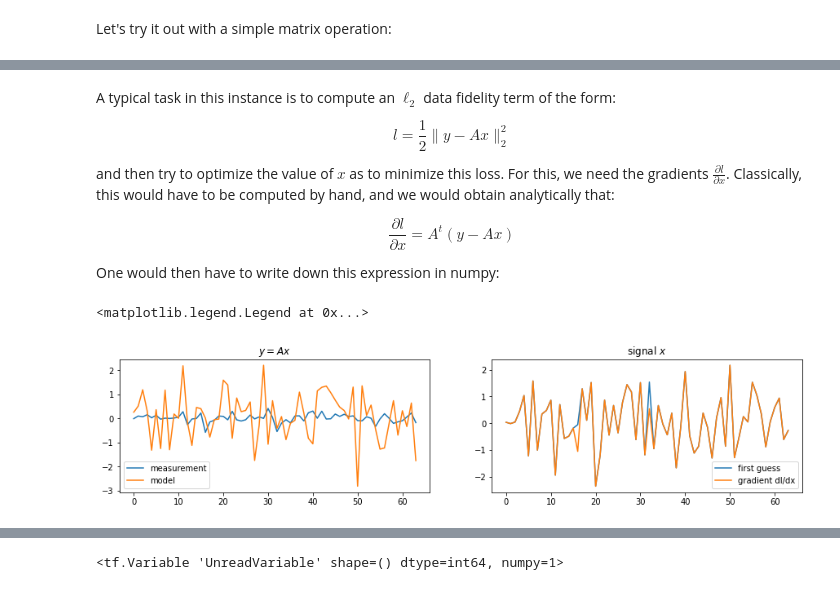
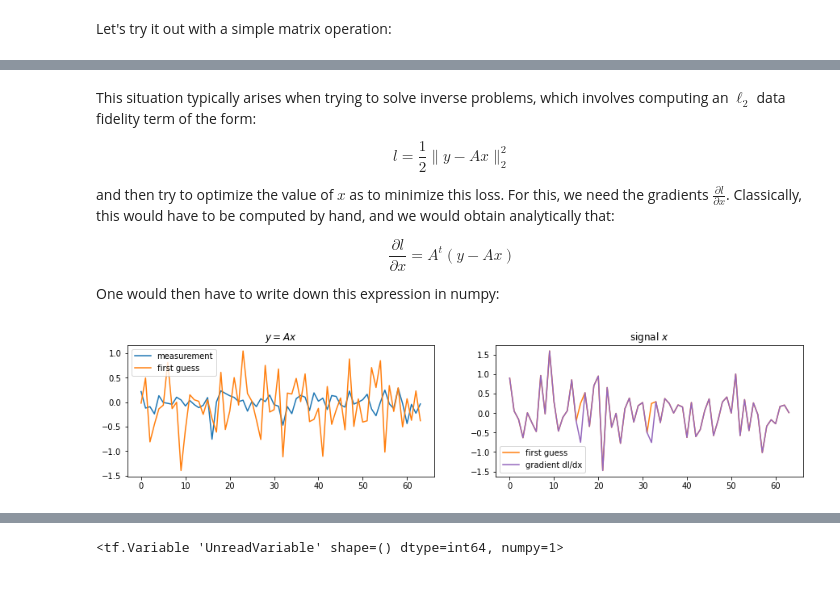
Before and after one commit to CosmoStat/Tutorials, a Jupyter notebook: TensorFlowFirstSteps.ipynb, the cells around one changed output, grey strips where cells are left out. Drawn from its saved outputs; the diff is of its cells as text; code cells hidden in the pictures.

```diff
--- a/TensorFlowFirstSteps.ipynb
+++ b/TensorFlowFirstSteps.ipynb
@@ -179,5 +172,5 @@ Populating the interactive namespace from numpy and matplotlib
 # %% [markdown]
-A typical task in this  instance is to compute an $\ell_2$ data fidelity term of the form:
+This situation typically arises when trying to solve inverse problems, which involves computing an $\ell_2$ data fidelity term of the form:
 
 $$ l = \frac{1}{2} \parallel y - A x \parallel_2^2 $$
 
@@ -194,23 +187,22 @@ def grad_loss(x, y, A):
   return - A.T.dot(y - A.dot(x))
 
 # Let's define a first random guess solution x
-x = np.random.randn(64)
+x = 0.5*np.random.randn(64)
 l = loss(x, y, A)
 dl_dx = grad_loss(x, y, A)
 # %%
 #@title Plotting
 
 figure(figsize=(15,3))
 subplot(121)
 plot(y, label='measurement')
-plot(A.dot(x), label='model')
+plot(A.dot(x), label='first guess')
 title(r'$y = A x$')
 legend()
 subplot(122)
-plot(x, label='first guess')
-plot(dl_dx, label='gradient dl/dx')
+plot(x, label='first guess', color='C1')
+plot(dl_dx, label='gradient dl/dx', color='C4')
 title(r'signal $x$');
-legend()
+legend();
 # %% [output]
-<matplotlib.legend.Legend at 0x...>
-[figure, old version]
+[figure, new version]
```
Also changed, not shown: parts of 32 cells of this notebook.
